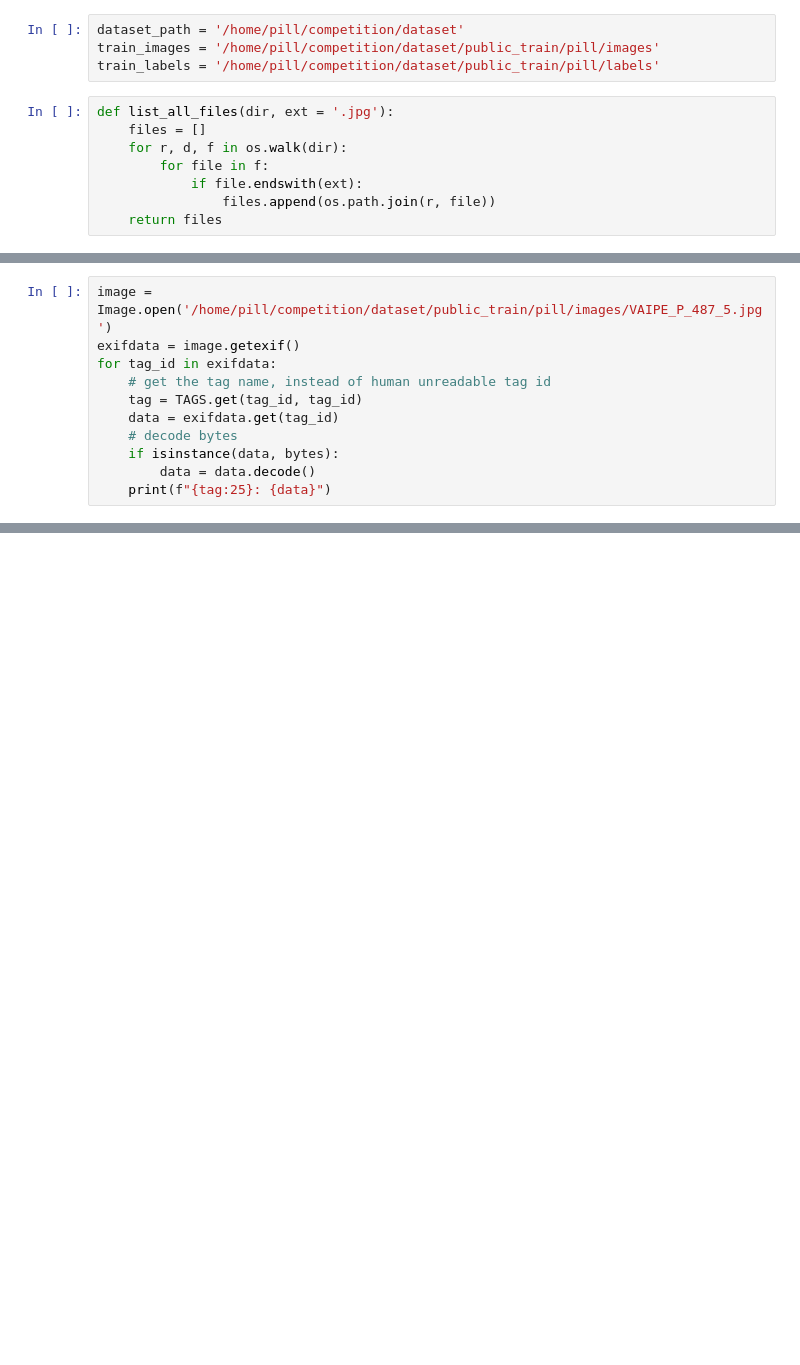
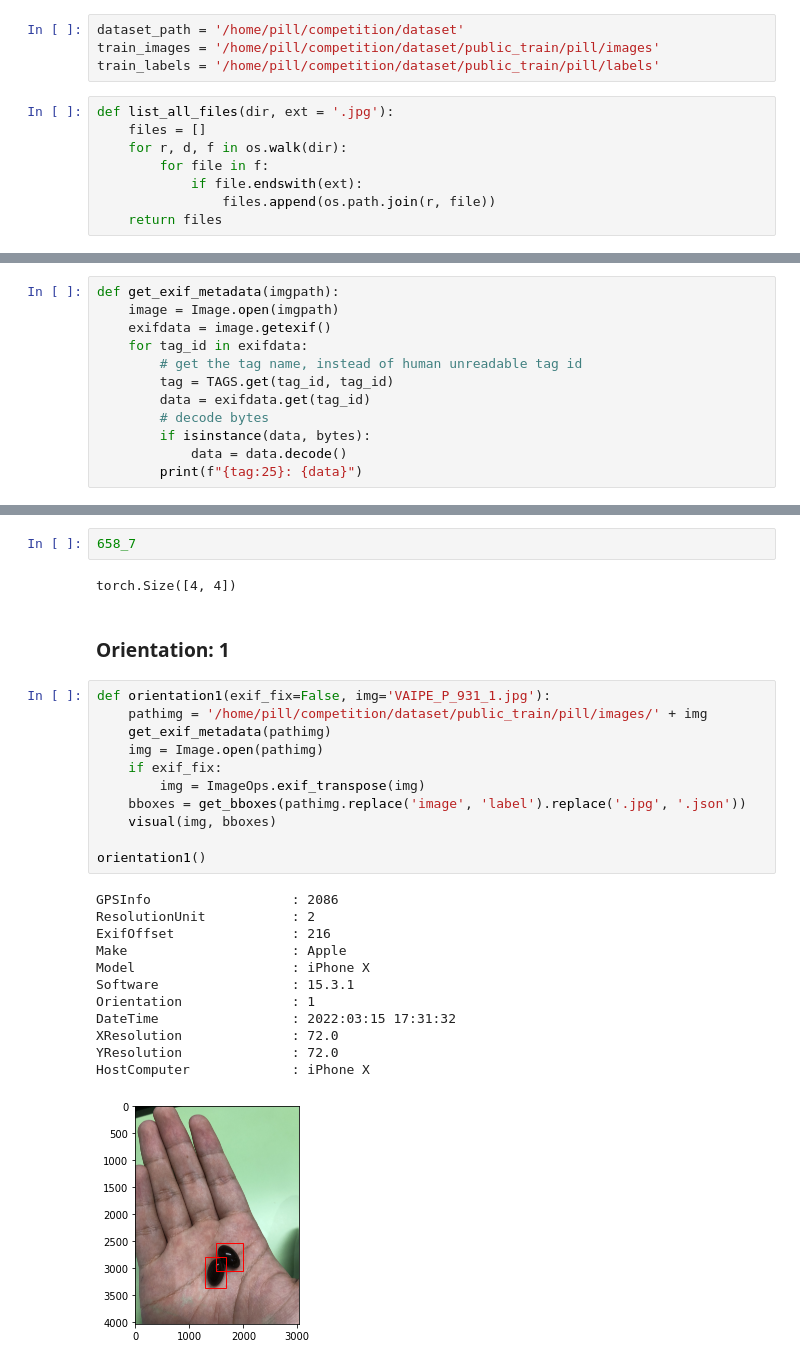
Before and after one commit to phamgialinhlx/pill-yolov7, a Jupyter notebook: tools/data_ana.ipynb, the cells around one changed output, grey strips where cells are left out. Drawn from its saved outputs; the diff is of its cells as text; blank space fills up the shorter version.

```diff
--- a/tools/data_ana.ipynb
+++ b/tools/data_ana.ipynb
@@ -41,11 +61,12 @@ images_dir
 # %%
-image = Image.open('/home/pill/competition/dataset/public_train/pill/images/VAIPE_P_487_5.jpg')
-exifdata = image.getexif()
-for tag_id in exifdata:
-    # get the tag name, instead of human unreadable tag id
-    tag = TAGS.get(tag_id, tag_id)
-    data = exifdata.get(tag_id)
-    # decode bytes
-    if isinstance(data, bytes):
-        data = data.decode()
-    print(f"{tag:25}: {data}")
+def get_exif_metadata(imgpath):
+    image = Image.open(imgpath)
+    exifdata = image.getexif()
+    for tag_id in exifdata:
+        # get the tag name, instead of human unreadable tag id
+        tag = TAGS.get(tag_id, tag_id)
+        data = exifdata.get(tag_id)
+        # decode bytes
+        if isinstance(data, bytes):
+            data = data.decode()
+        print(f"{tag:25}: {data}")
@@ -71,0 +173,30 @@ ExifOffset               : 438
+# %%
+658_7
+# %% [output]
+torch.Size([4, 4])
+# %% [markdown]
+### Orientation: 1
+# %%
+def orientation1(exif_fix=False, img='VAIPE_P_931_1.jpg'):
+    pathimg = '/home/pill/competition/dataset/public_train/pill/images/' + img
+    get_exif_metadata(pathimg)
+    img = Image.open(pathimg)
+    if exif_fix:
+        img = ImageOps.exif_transpose(img)
+    bboxes = get_bboxes(pathimg.replace('image', 'label').replace('.jpg', '.json'))
+    visual(img, bboxes)
+
+orientation1()
+# %% [output]
+GPSInfo                  : 2086
+ResolutionUnit           : 2
+ExifOffset               : 216
+Make                     : Apple
+Model                    : iPhone X
+Software                 : 15.3.1
+Orientation              : 1
+DateTime                 : 2022:03:15 17:31:32
+XResolution              : 72.0
+YResolution              : 72.0
+HostComputer             : iPhone X
+[figure, added]
```
Also changed, not shown: parts of 21 cells of this notebook, 2 other files.
